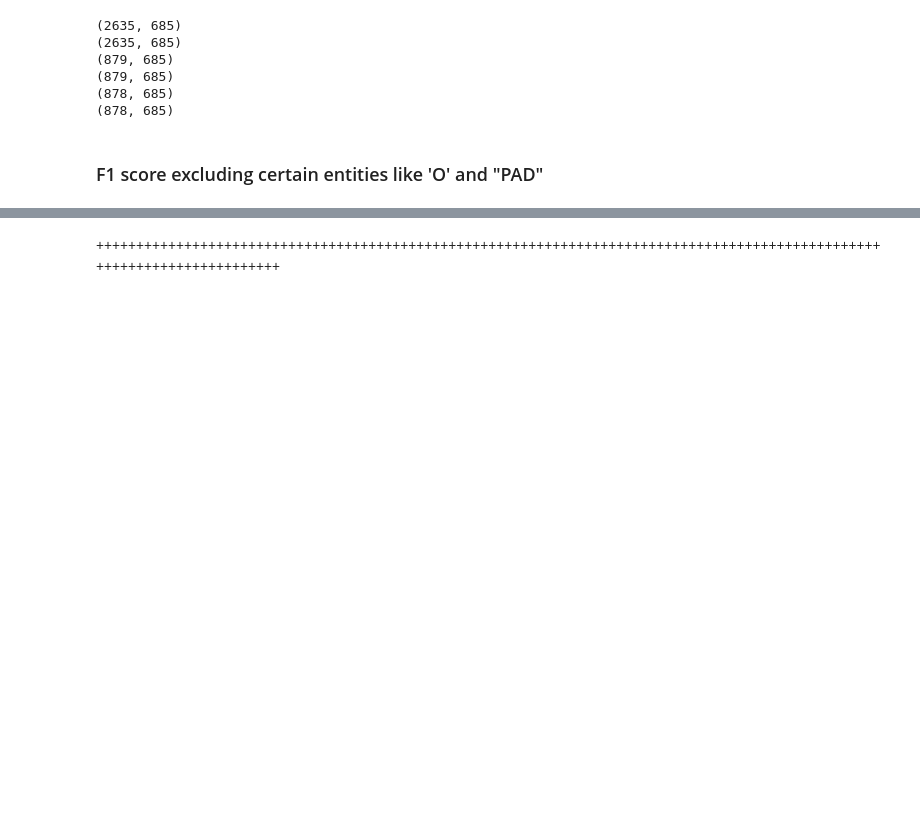
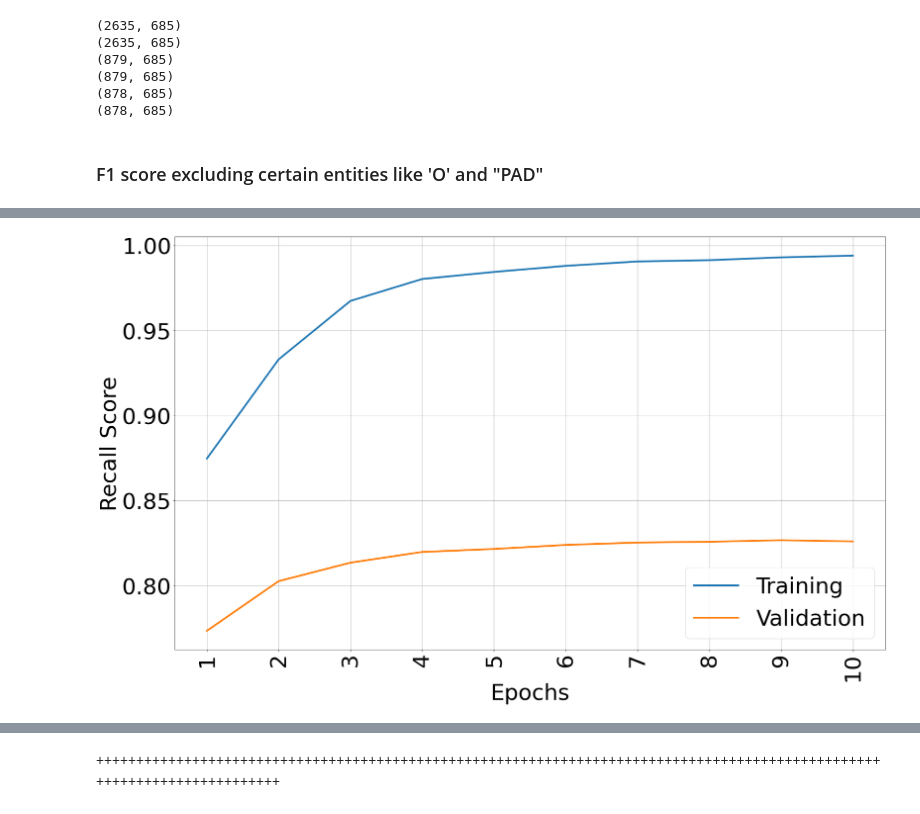
Before and after one commit to mhmdrdwn/medm, a Jupyter notebook: notebooks/lstm-models.ipynb, the cells around one changed output, grey strips where cells are left out. Drawn from its saved outputs; the diff is of its cells as text; code cells hidden in the pictures; blank space fills up the shorter version.

```diff
--- a/notebooks/lstm-models.ipynb
+++ b/notebooks/lstm-models.ipynb
@@ -469,0 +287,4 @@ c0006159 t040 t040
+# %%
+make_plot(train_recall_epochs, val_recall_epochs, 'Recall Score')
+# %% [output]
+[figure, added]
```
Also changed, not shown: parts of 53 cells of this notebook.
